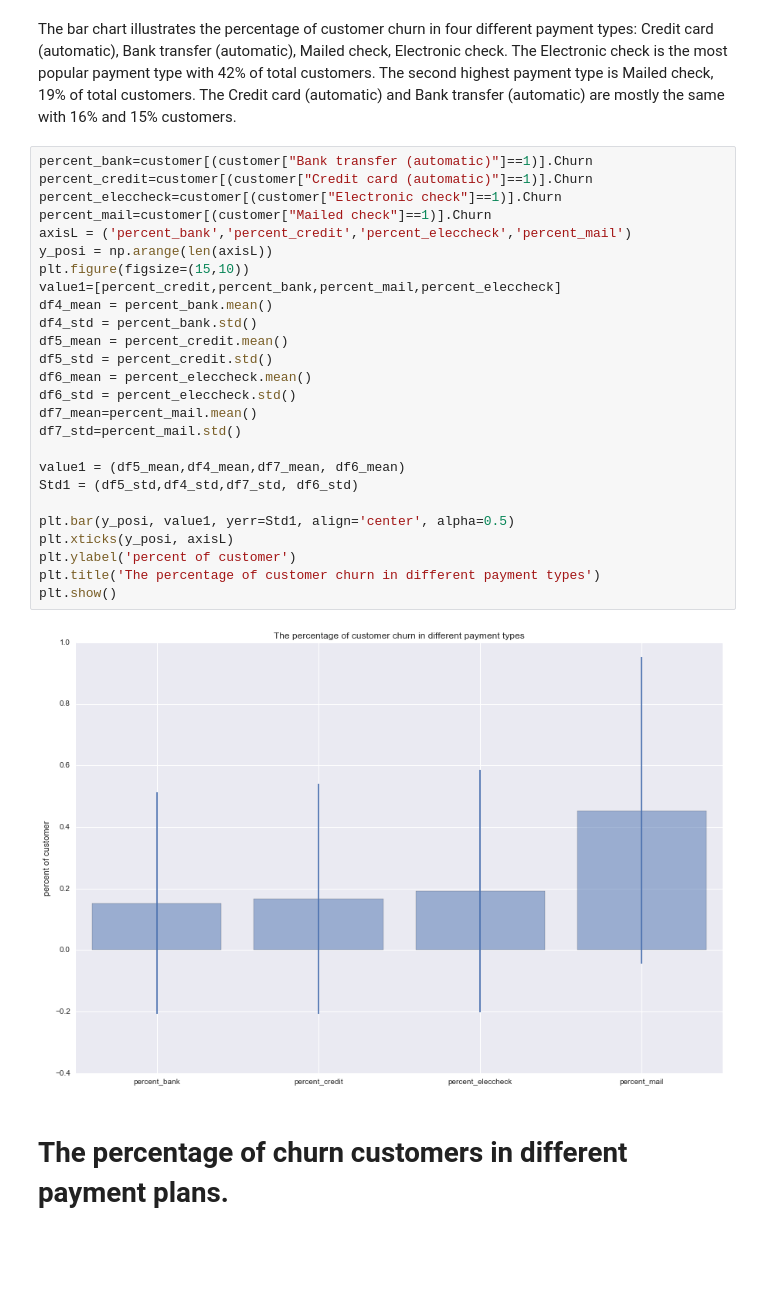
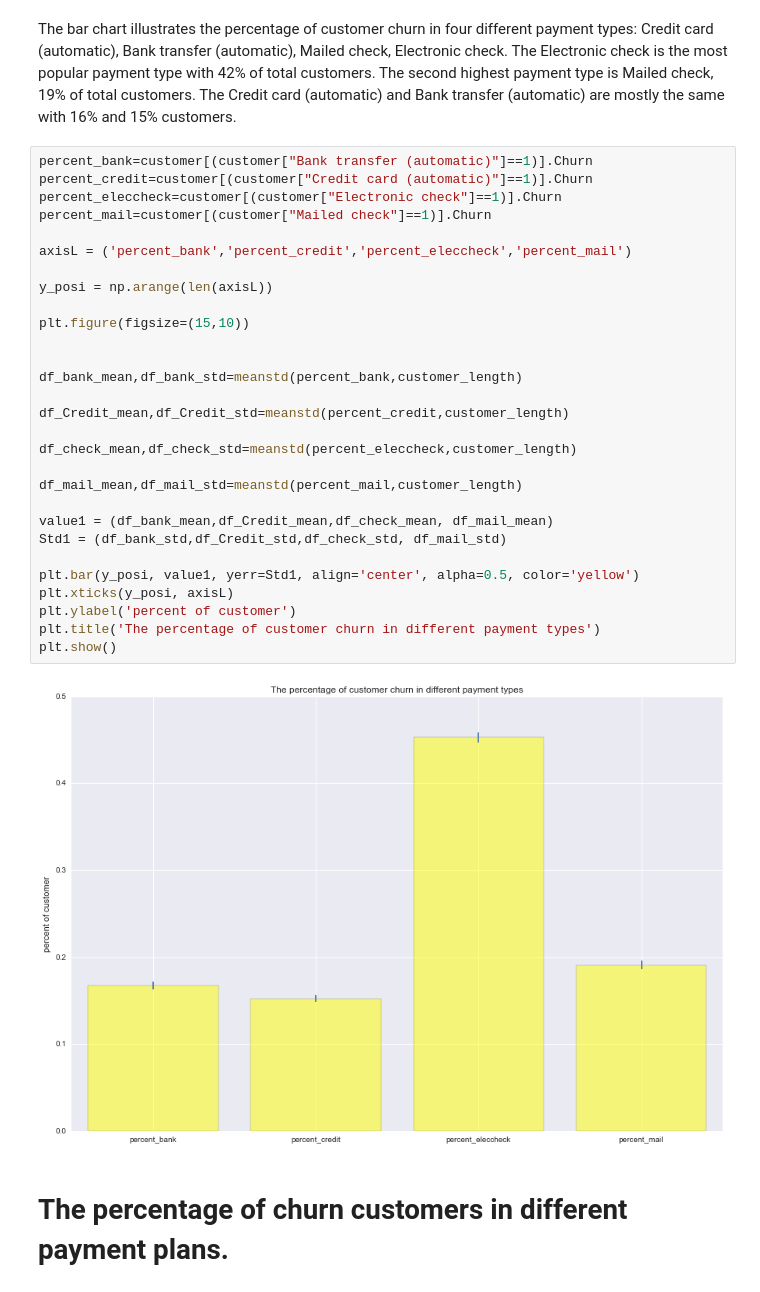
Before and after one commit to vinhpvu/Telco-customer-analytics, a Jupyter notebook: Untitled.ipynb, the cells around one changed output. Saved outputs shown, nothing was run; the diff lists cells and outputs as text; blank space fills up the shorter version.

```diff
--- a/Untitled.ipynb
+++ b/Untitled.ipynb
@@ -275,31 +300,34 @@ The bar chart illustrates the percentage of customer churn in four different pay
 # %%
 percent_bank=customer[(customer["Bank transfer (automatic)"]==1)].Churn
 percent_credit=customer[(customer["Credit card (automatic)"]==1)].Churn
 percent_eleccheck=customer[(customer["Electronic check"]==1)].Churn
 percent_mail=customer[(customer["Mailed check"]==1)].Churn
+
 axisL = ('percent_bank','percent_credit','percent_eleccheck','percent_mail')
+
 y_posi = np.arange(len(axisL))
+
 plt.figure(figsize=(15,10))
-value1=[percent_credit,percent_bank,percent_mail,percent_eleccheck]
-df4_mean = percent_bank.mean()
-df4_std = percent_bank.std()
-df5_mean = percent_credit.mean()
-df5_std = percent_credit.std()
-df6_mean = percent_eleccheck.mean()
-df6_std = percent_eleccheck.std()
-df7_mean=percent_mail.mean()
-df7_std=percent_mail.std()
 
-value1 = (df5_mean,df4_mean,df7_mean, df6_mean)
-Std1 = (df5_std,df4_std,df7_std, df6_std)
 
-plt.bar(y_posi, value1, yerr=Std1, align='center', alpha=0.5)
+df_bank_mean,df_bank_std=meanstd(percent_bank,customer_length)
+
+df_Credit_mean,df_Credit_std=meanstd(percent_credit,customer_length)
+
+df_check_mean,df_check_std=meanstd(percent_eleccheck,customer_length)
+
+df_mail_mean,df_mail_std=meanstd(percent_mail,customer_length)
+
+value1 = (df_bank_mean,df_Credit_mean,df_check_mean, df_mail_mean)
+Std1 = (df_bank_std,df_Credit_std,df_check_std, df_mail_std)
+
+plt.bar(y_posi, value1, yerr=Std1, align='center', alpha=0.5, color='yellow')
 plt.xticks(y_posi, axisL)
 plt.ylabel('percent of customer')
 plt.title('The percentage of customer churn in different payment types')
 plt.show()
 # %% [output]
-[figure, old version]
+[figure, new version]
 # %% [markdown]
 # The percentage of churn customers in different payment plans.
 # %% [markdown]
```
Also changed, not shown: parts of 8 cells of this notebook.
